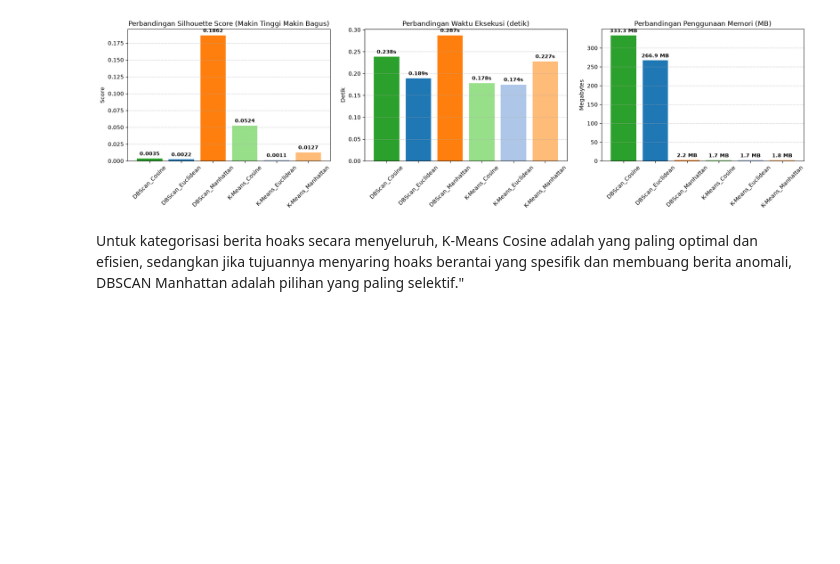
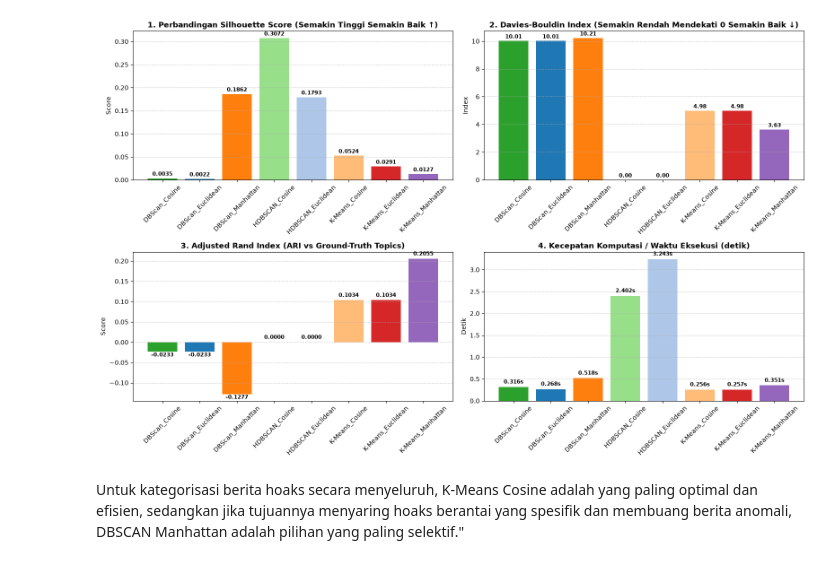
Before and after one commit to M-Aqilaz/HoaxCheckML, a Jupyter notebook: Study_Case/Perbandingan.ipynb, the cells around one changed output. Saved outputs shown, nothing was run; the diff lists cells and outputs as text; code cells hidden in the pictures; blank space fills up the shorter version.

```diff
--- a/Study_Case/Perbandingan.ipynb
+++ b/Study_Case/Perbandingan.ipynb
@@ -50,62 +92,53 @@ df_master
 # %%
-fig, axes = plt.subplots(1, 3, figsize=(18, 5))
-warna = ['#2ca02c', '#1f77b4', '#ff7f0e', '#98df8a', '#aec7e8', '#ffbb78']
+import matplotlib.pyplot as plt
 
-bars1 = axes[0].bar(df_master['Model'], df_master['Silhouette'], color=warna)
-axes[0].set_title('Perbandingan Silhouette Score (Makin Tinggi Makin Bagus)')
-axes[0].set_ylabel('Score')
-axes[0].tick_params(axis='x', rotation=45)
-axes[0].grid(axis='y', linestyle='--', alpha=0.6)
+fig, axes = plt.subplots(2, 2, figsize=(16, 10))
+warna = ['#2ca02c', '#1f77b4', '#ff7f0e', '#98df8a', '#aec7e8', '#ffbb78', '#d62728', '#9467bd']
+
+# 1. Silhouette Score
+bars1 = axes[0, 0].bar(df_master['Model'], df_master['Silhouette'], color=warna[:len(df_master)])
+axes[0, 0].set_title('1. Perbandingan Silhouette Score (Semakin Tinggi Semakin Baik ↑)', fontweight='bold')
+axes[0, 0].set_ylabel('Score')
+axes[0, 0].tick_params(axis='x', rotation=45)
+axes[0, 0].grid(axis='y', linestyle='--', alpha=0.6)
 for bar in bars1:
-  yval = bar.get_height()
-  axes[0].text(
-      bar.get_x() + bar.get_width() / 2,
-      yval + 0.003,
-      f'{yval:.4f}',
-      ha='center',
-      va='bottom',
-      fontsize=9,
-      fontweight='bold',
-  )
+    yval = bar.get_height()
+    axes[0, 0].text(bar.get_x() + bar.get_width() / 2, yval + (0.003 if yval >= 0 else -0.01), f'{yval:.4f}', ha='center', va='bottom', fontsize=8.5, fontweight='bold')
 
-bars2 = axes[1].bar(df_master['Model'], df_master['Waktu (s)'], color=warna)
-axes[1].set_title('Perbandingan Waktu Eksekusi (detik)')
-axes[1].set_ylabel('Detik')
-axes[1].tick_params(axis='x', rotation=45)
-axes[1].grid(axis='y', linestyle='--', alpha=0.6)
+# 2. Davies-Bouldin Index (DBI)
+bars2 = axes[0, 1].bar(df_master['Model'], df_master['DBI'], color=warna[:len(df_master)])
+axes[0, 1].set_title('2. Davies-Bouldin Index (Semakin Rendah Mendekati 0 Semakin Baik ↓)', fontweight='bold')
+axes[0, 1].set_ylabel('Index')
+axes[0, 1].tick_params(axis='x', rotation=45)
+axes[0, 1].grid(axis='y', linestyle='--', alpha=0.6)
 for bar in bars2:
-  yval = bar.get_height()
-  axes[1].text(
-      bar.get_x() + bar.get_width() / 2,
-      yval + 0.005,
-      f'{yval:.3f}s',
-      ha='center',
-      va='bottom',
-      fontsize=9,
-      fontweight='bold',
-  )
+    yval = bar.get_height()
+    axes[0, 1].text(bar.get_x() + bar.get_width() / 2, yval + 0.1, f'{yval:.2f}', ha='center', va='bottom', fontsize=8.5, fontweight='bold')
 
-bars3 = axes[2].bar(df_master['Model'], df_master['Memori (MB)'], color=warna)
-axes[2].set_title('Perbandingan Penggunaan Memori (MB)')
-axes[2].set_ylabel('Megabytes')
-axes[2].tick_params(axis='x', rotation=45)
-axes[2].grid(axis='y', linestyle='--', alpha=0.6)
+# 3. Adjusted Rand Index (ARI)
+bars3 = axes[1, 0].bar(df_master['Model'], df_master['ARI'], color=warna[:len(df_master)])
+axes[1, 0].set_title('3. Adjusted Rand Index (ARI vs Ground-Truth Topics)', fontweight='bold')
+axes[1, 0].set_ylabel('Score')
+axes[1, 0].tick_params(axis='x', rotation=45)
+axes[1, 0].grid(axis='y', linestyle='--', alpha=0.6)
 for bar in bars3:
-  yval = bar.get_height()
-  axes[2].text(
-      bar.get_x() + bar.get_width() / 2,
-      yval + 5,
-      f'{yval:.1f} MB',
-      ha='center',
-      va='bottom',
-      fontsize=9,
-      fontweight='bold',
-  )
+    yval = bar.get_height()
+    axes[1, 0].text(bar.get_x() + bar.get_width() / 2, yval + (0.005 if yval >= 0 else -0.015), f'{yval:.4f}', ha='center', va='bottom', fontsize=8.5, fontweight='bold')
+
+# 4. Waktu Eksekusi
+bars4 = axes[1, 1].bar(df_master['Model'], df_master['Waktu (s)'], color=warna[:len(df_master)])
+axes[1, 1].set_title('4. Kecepatan Komputasi / Waktu Eksekusi (detik)', fontweight='bold')
+axes[1, 1].set_ylabel('Detik')
+axes[1, 1].tick_params(axis='x', rotation=45)
+axes[1, 1].grid(axis='y', linestyle='--', alpha=0.6)
+for bar in bars4:
+    yval = bar.get_height()
+    axes[1, 1].text(bar.get_x() + bar.get_width() / 2, yval + 0.05, f'{yval:.3f}s', ha='center', va='bottom', fontsize=8.5, fontweight='bold')
 
 plt.tight_layout()
 plt.show()
 # %% [output]
-[figure, old version]
+[figure, new version]
 # %% [markdown]
 Untuk kategorisasi berita hoaks secara menyeluruh, K-Means Cosine
 adalah yang paling optimal dan efisien, sedangkan jika tujuannya menyaring hoaks berantai yang spesifik dan membuang berita anomali, DBSCAN Manhattan adalah pilihan yang paling selektif."
```
Also changed, not shown: parts of 1 cell of this notebook, 9 other files.
